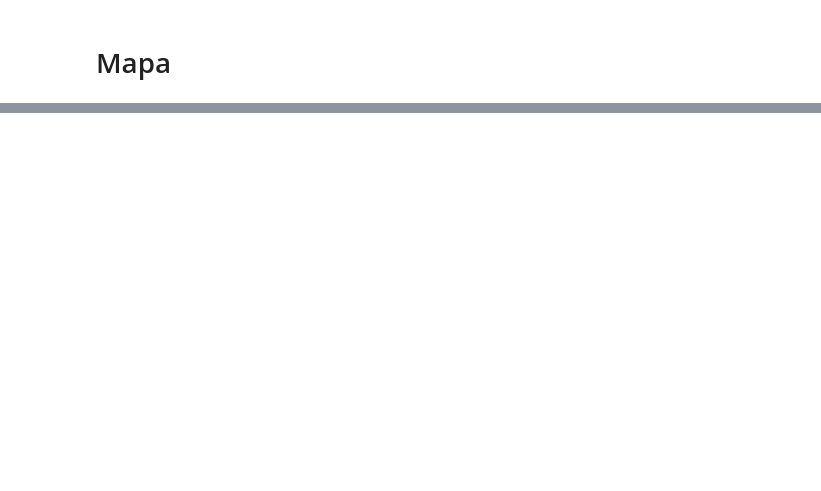
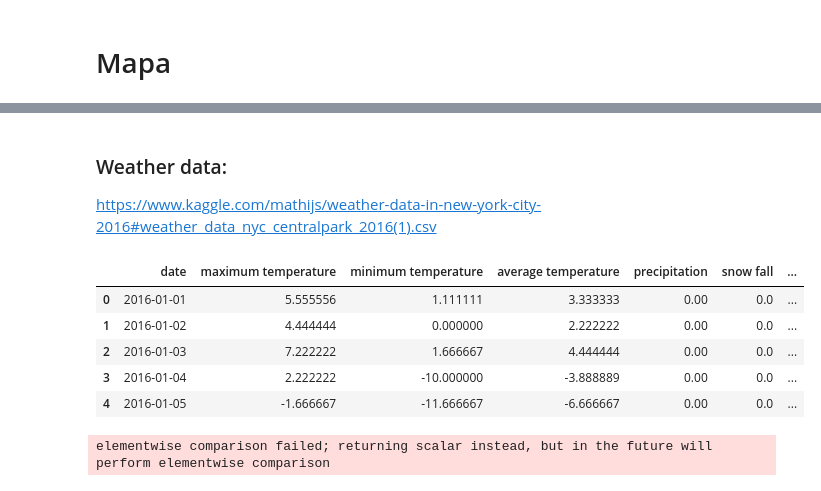
Before and after one commit to jakubkala/citibike-nyc, a Jupyter notebook: scripts/insights.ipynb, the cells around one changed output, grey strips where cells are left out. Saved outputs shown, nothing was run; the diff lists cells and outputs as text; code cells hidden in the pictures; blank space fills up the shorter version.

Commit message:
weather insight

```diff
--- a/scripts/insights.ipynb
+++ b/scripts/insights.ipynb
@@ -314,0 +352,24 @@ fig.show()
+# %% [markdown]
+### Weather data:
+https://www.kaggle.com/mathijs/weather-data-in-new-york-city-2016#weather_data_nyc_centralpark_2016(1).csv
+# %%
+weather = pd.read_csv("../data/weather2016/weather_data_nyc_centralpark_2016(1).csv")
+# to Celcius
+for column in weather.columns.values[1:4]:
+    weather[column] = (weather[column] - 32) * (5/9)
+weather['date'] = pd.to_datetime(weather['date'],format='%d-%m-%Y')
+weather.head()
+# %% [output]
+|  | date | maximum temperature | minimum temperature | average temperature | precipitation | snow fall | ... |
+| 0 | 2016-01-01 | 5.555556 | 1.111111 | 3.333333 | 0.00 | 0.0 | ... |
+| 1 | 2016-01-02 | 4.444444 | 0.000000 | 2.222222 | 0.00 | 0.0 | ... |
+| 2 | 2016-01-03 | 7.222222 | 1.666667 | 4.444444 | 0.00 | 0.0 | ... |
+| 3 | 2016-01-04 | 2.222222 | -10.000000 | -3.888889 | 0.00 | 0.0 | ... |
+| 4 | 2016-01-05 | -1.666667 | -11.666667 | -6.666667 | 0.00 | 0.0 | ... |
+# %%
+columns = ['snow fall','snow depth']
+for col in columns:
+    weather.loc[weather[col] == 'T',col] = 1
+    weather[col] = weather[col].astype(float)
+# %% [output]
+elementwise comparison failed; returning scalar instead, but in the future will perform elementwise comparison
```
Also changed, not shown: parts of 10 cells of this notebook, 1 other file.
